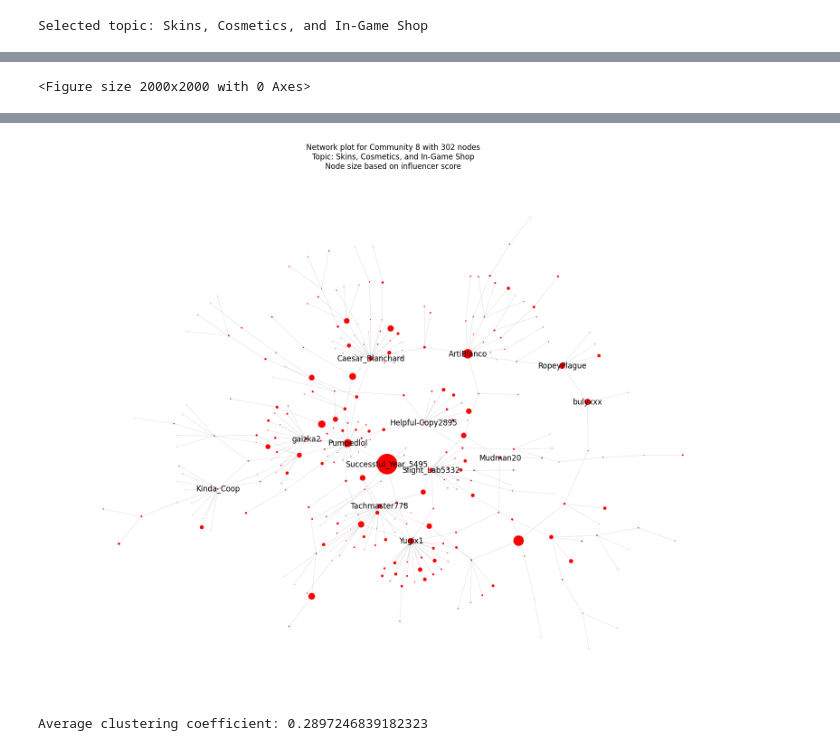
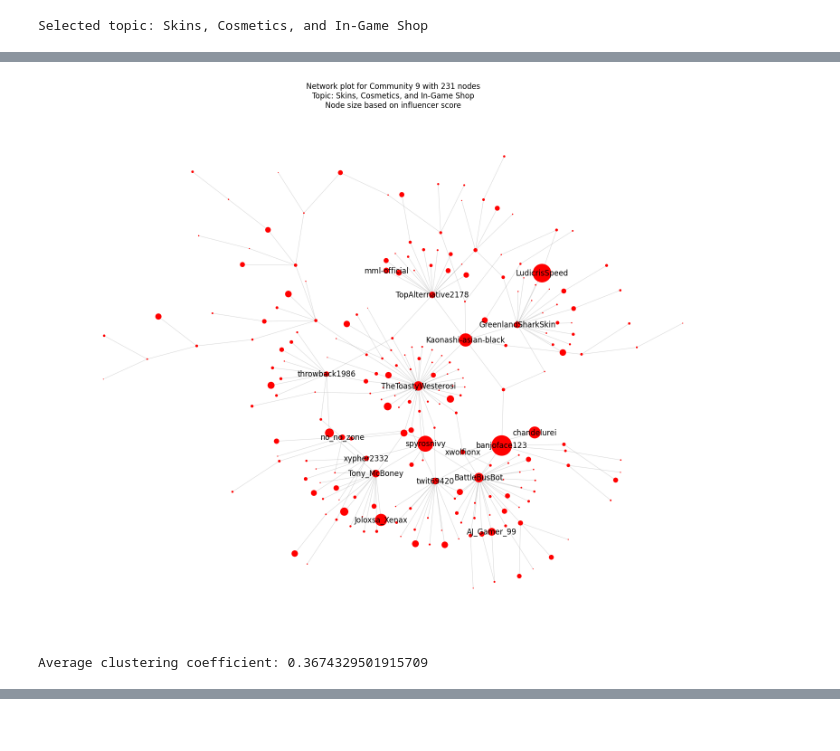
Before and after one commit to lakshyaag/INSY670-SocialMediaAnalytics-Group, a Jupyter notebook: Project/colab_code_v2.ipynb, the cells around one changed output, grey strips where cells are left out. Saved outputs shown, nothing was run; the diff lists cells and outputs as text; code cells hidden in the pictures.

```diff
--- a/Project/colab_code_v2.ipynb
+++ b/Project/colab_code_v2.ipynb
@@ -735,7 +643,7 @@ def plot_community_graph(G, communities, community_lens, community_idx, SELECTED
         key=lambda x: x[1].get("betweenness_centrality", 0),
     )[-15:]
 
-    nodes_label = {node for node in top_degree_nodes + top_betweenness_nodes}
+    nodes_label = top_degree_nodes + top_betweenness_nodes
 
     labels = {node[0]: node[0] for node in nodes_label}
 
@@ -794,7 +702,7 @@ def get_top_users(G, n=10):
 
     return top_users
 # %%
-def get_filtered_topic_graph(SELECTED_TOPIC):
+def get_filtered_topic_graph(SELECTED_TOPIC, filter_posts=False, filter_threshold=None):
     """
     Retrieves a filtered graph for a given topic.
 
@@ -802,7 +710,7 @@ def get_filtered_topic_graph(SELECTED_TOPIC):
     - SELECTED_TOPIC (str): The selected topic.
     """
 
-    G_user_t, user_weights, B_t = create_topic_network(SELECTED_TOPIC)
+    G_user_t, user_weights, B_t, S_t, C_t = create_topic_network(SELECTED_TOPIC, filter_posts, filter_threshold)
 
     print(f"Selected topic: {SELECTED_TOPIC}")
 
@@ -839,7 +747,7 @@ def get_filtered_topic_graph(SELECTED_TOPIC):
 
     nx.set_node_attributes(G_filtered, attributes)
 
-    return G_filtered, filtered_node_data, B_t
+    return G_filtered, filtered_node_data, B_t, S_t, C_t
 # %%
 def get_community_dataframe(G):
   """
@@ -867,7 +775,7 @@ print(f'Selected topic: {SELECTED_TOPIC}')
 # %% [output]
 Selected topic: Skins, Cosmetics, and In-Game Shop
 # %%
-G_filtered, filtered_node_data, B_t = get_filtered_topic_graph(SELECTED_TOPIC)
+G_filtered, filtered_node_data, B_t, S_t, C_t = get_filtered_topic_graph(SELECTED_TOPIC)
 # %% [output]
 Adding nodes...
 Adding edges...
@@ -895,5 +788,5 @@ KeyboardInterrupt
 # %%
-communities, community_lens = get_communities(G_filtered, resoluition=0.75)
+G_filtered, communities, community_lens = get_communities(G_filtered, resolution=1.5)
 
 print(f"Number of communities: {len(communities)}")
-print(f"Community lengths: {community_lens}")
+print(f'Community size: {community_lens}')
@@ -900,6 +812,7 @@ print(f"Community lengths: {community_lens}")
 # %%
-SELECTED_COMMUNITY_IDX = 8
+SELECTED_COMMUNITY_IDX = 9
 G_community = plot_community_graph(G_filtered, communities, community_lens, SELECTED_COMMUNITY_IDX, SELECTED_TOPIC)
 # %% [output]
 [interactive output not drawn]
+[figure, new version]
-<Figure size 2000x2000 with 0 Axes>
+Average clustering coefficient: 0.3674329501915709
@@ -907,2 +818,0 @@ G_community = plot_community_graph(G_filtered, communities, community_lens, SELE
-[figure, old version]
-Average clustering coefficient: 0.2897246839182323
```
Also changed, not shown: parts of 23 cells of this notebook, 2 other files.
